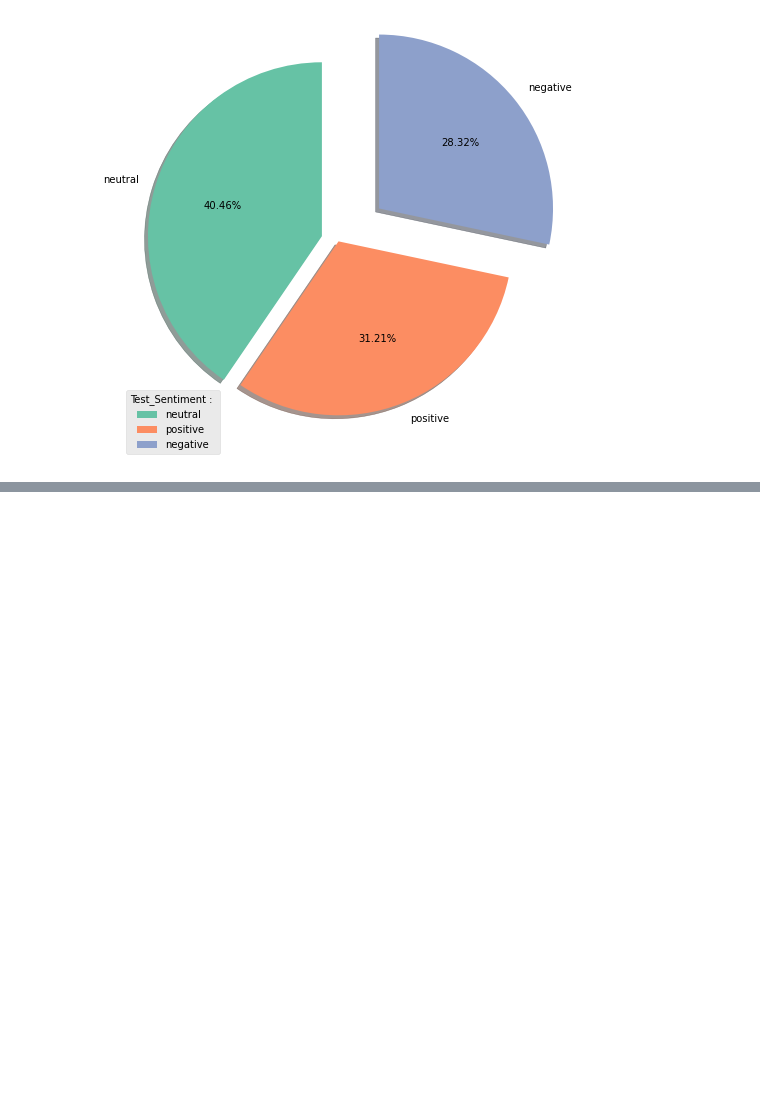
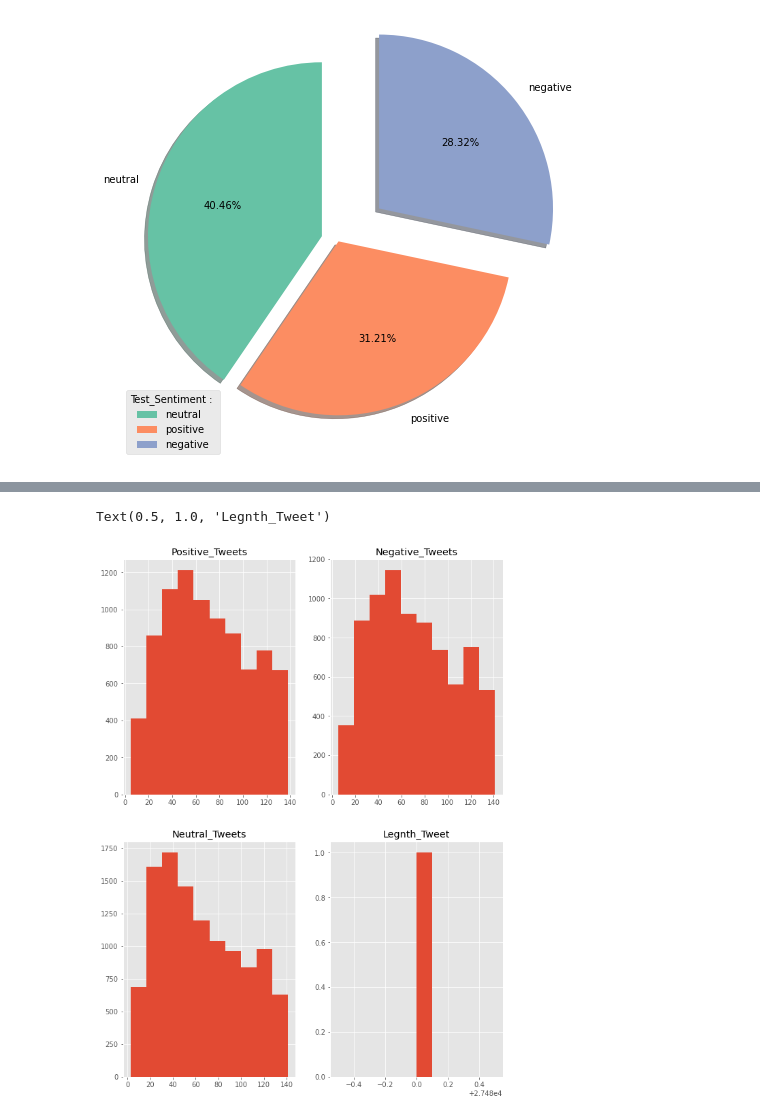
Before and after one commit to ahmad1jalal/Twitter-Sentiment-Extaction, a Jupyter notebook: Twitter-Senitment.ipynb, the cells around one changed output, grey strips where cells are left out. Saved outputs shown, nothing was run; the diff lists cells and outputs as text; code cells hidden in the pictures; blank space fills up the shorter version.

```diff
--- a/Twitter-Senitment.ipynb
+++ b/Twitter-Senitment.ipynb
@@ -178,0 +216,3 @@ sns.displot(data = test, x = "length", hue = "sentiment",
+# %%
+# let's drop the selected_text column
+train.drop("selected_text",axis=1,inplace=True)
@@ -178,0 +233,32 @@ sns.displot(data = test, x = "length", hue = "sentiment",
+# %%
+# plotting the number of characters in tweet per sentiment...
+
+# positive tweet lenth
+len_positive = train[train['sentiment']=="positive"]['text'].str.len()
+
+# negative tweet length
+len_negative = train[train["sentiment"]=="negative"]["text"].str.len()
+
+# neutral tweet length
+len_neutral = train[train["sentiment"]=="neutral"]["text"].str.len()
+
+fig,ax = plt.subplots(2,2,figsize=(10,14))
+
+# plotting positive tweet
+ax[0,0].hist(len_positive)
+ax[0,0].set_title("Positive_Tweets")
+
+# plotting negative tweet
+ax[0,1].hist(len_negative)
+ax[0,1].set_title("Negative_Tweets")
+
+# plotting positive tweet
+ax[1,0].hist(len_neutral)
+ax[1,0].set_title("Neutral_Tweets")
+
+# plotting the overall length of tweets...
+ax[1,1].hist(len(train["length"]))
+ax[1,1].set_title("Legnth_Tweet")
+# %% [output]
+Text(0.5, 1.0, 'Legnth_Tweet')
+[figure, added]
```
Also changed, not shown: parts of 10 cells of this notebook.
